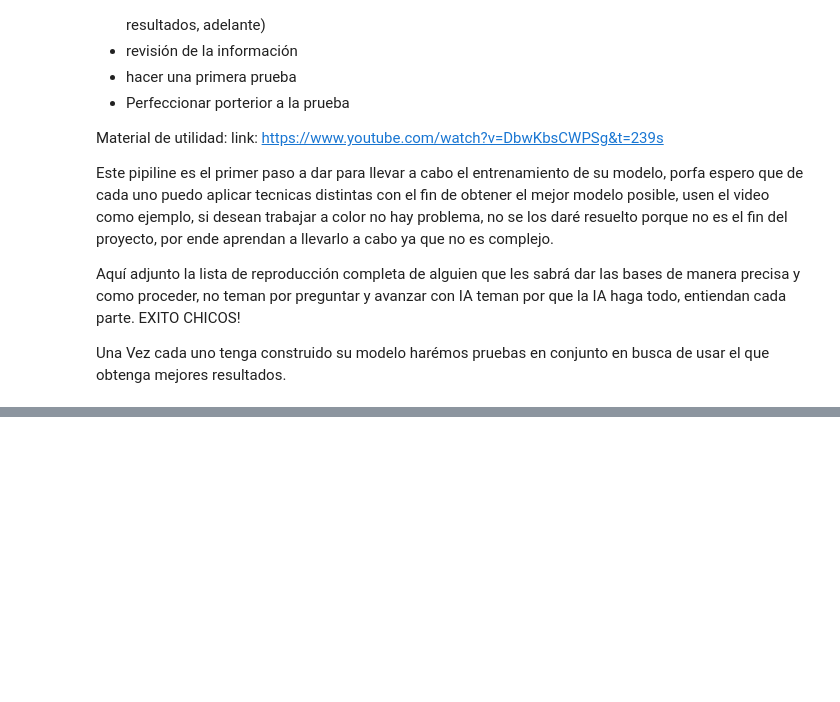
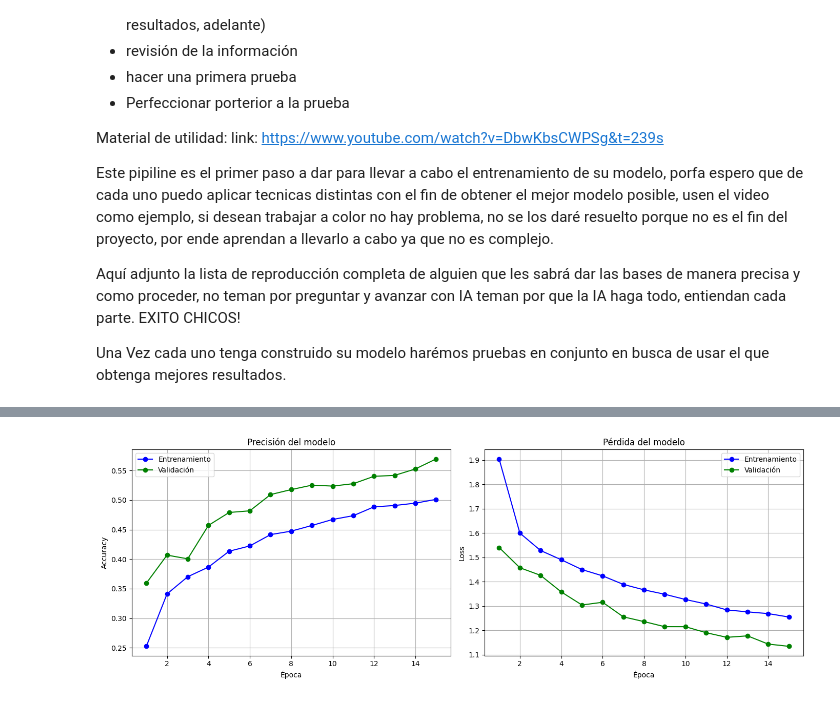
Before and after one commit to Niot-Espol/facetracker, a Jupyter notebook: notebooks/PipelineBase_Naomi.ipynb, the cells around one changed output, grey strips where cells are left out. Cells and saved outputs as stored; diff of their text form; code cells hidden in the pictures; blank space fills up the shorter version.

Commit message:
Modelo CNN entrenado - 57% val_accuracy con aumento de datos

```diff
--- a/notebooks/PipelineBase_Naomi.ipynb
+++ b/notebooks/PipelineBase_Naomi.ipynb
@@ -105,0 +193,6 @@ Una Vez cada uno tenga construido su modelo harémos pruebas en conjunto en busc
+# %%
+historial = modelo.fit(
+    dataset_train,
+    validation_data=dataset_val,
+    epochs=15
+)
@@ -105,0 +217,31 @@ Una Vez cada uno tenga construido su modelo harémos pruebas en conjunto en busc
+# %%
+acc = historial.history['accuracy']
+val_acc = historial.history['val_accuracy']
+loss = historial.history['loss']
+val_loss = historial.history['val_loss']
+epocas = range(1, len(acc) + 1)
+
+plt.figure(figsize=(14, 5))
+
+plt.subplot(1, 2, 1)
+plt.plot(epocas, acc, 'b-o', label='Entrenamiento')
+plt.plot(epocas, val_acc, 'g-o', label='Validación')
+plt.title('Precisión del modelo')
+plt.xlabel('Época')
+plt.ylabel('Accuracy')
+plt.legend()
+plt.grid(True)
+
+plt.subplot(1, 2, 2)
+plt.plot(epocas, loss, 'b-o', label='Entrenamiento')
+plt.plot(epocas, val_loss, 'g-o', label='Validación')
+plt.title('Pérdida del modelo')
+plt.xlabel('Época')
+plt.ylabel('Loss')
+plt.legend()
+plt.grid(True)
+
+plt.tight_layout()
+plt.show()
+# %% [output]
+[figure, added]
```
Also changed, not shown: parts of 8 cells of this notebook.
